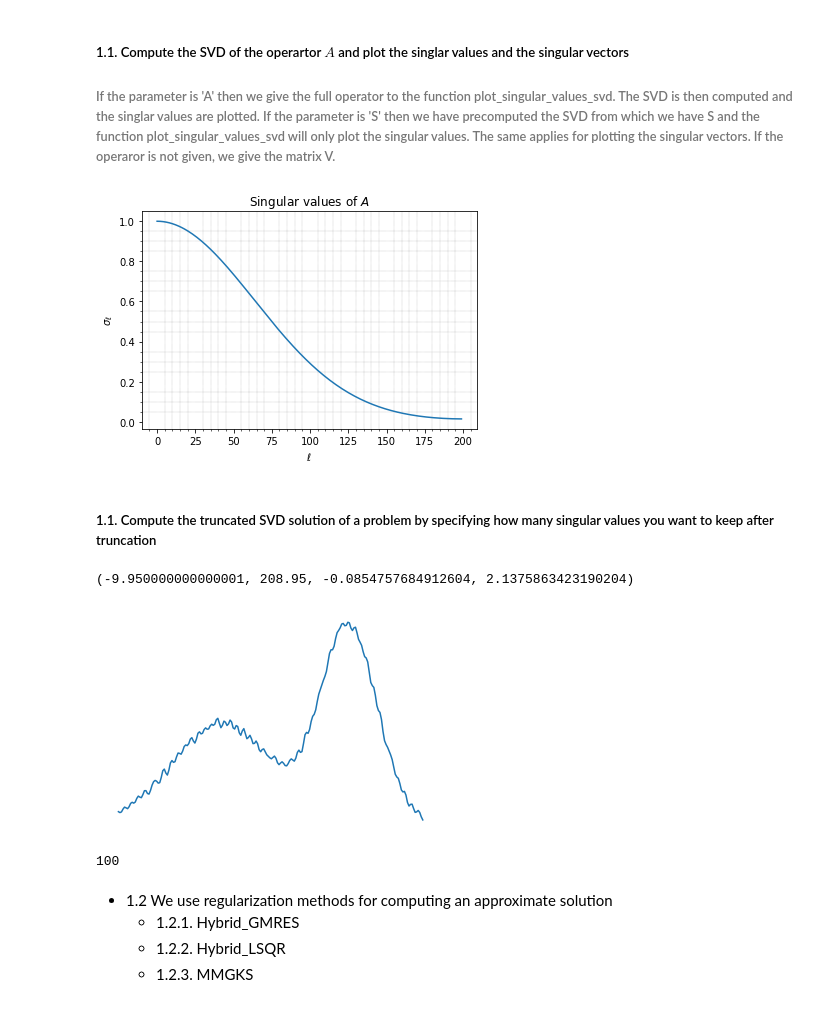
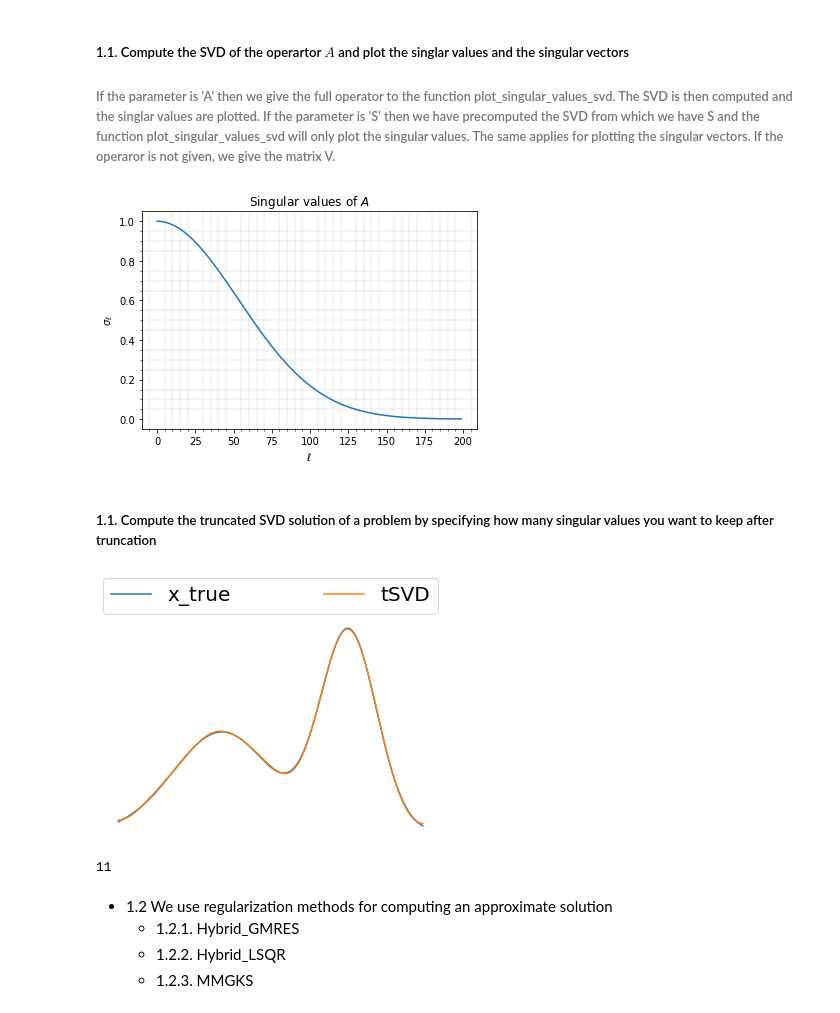
Before and after one commit to mpasha3/trips-py, a Jupyter notebook: demos/demo_1D_deblurring.ipynb, the cells around one changed output. Drawn from its saved outputs; the diff is of its cells as text; code cells hidden in the pictures.

```diff
--- a/demos/demo_1D_deblurring.ipynb
+++ b/demos/demo_1D_deblurring.ipynb
@@ -47,7 +49,7 @@ Deblur1D = Deblurring1D(CommitCrime = True)
 nx = 200
 x_true = Deblur1D.gen_xtrue(nx, test = 'curve0')
 ## If you would like to create the operator only
-A = Deblur1D.forward_Op_1D(x_true, parameter = 1, nx = nx)
+A = Deblur1D.forward_Op_1D(x_true, parameter = 1.2, nx = nx)
 ## The following creates the data b_true
 b_true = Deblur1D.gen_data(x_true)
 (d, delta) = Deblur1D.add_noise(b_true, 'Gaussian', noise_level = 0.02)
@@ -86,22 +102,25 @@ plot_singular_values_svd(Operator = A , parameter = 'A')
 # [U, S, V] = scipy.sparse.linalg.svds(A, 100)
 # 100 defines the number of singular values to be computed
 # %% [output]
-[figure, old version]
+[figure, new version]
 # %% [markdown]
 ##### 1.1. Compute the truncated SVD solution of a problem by specifying how many singular values you want to keep after truncation
 # %%
-truncated_value = 100
+# truncated_value = 100
 b_vec = d.reshape((-1,1))
-(x_tsvd, truncated_value) = TruncatedSVD_sol(A.todense(), b_vec, regparam = truncated_value, delta = delta)
-plt.plot(x_tsvd)
+(x_tsvd, truncated_value) = tSVD_sol(A.todense(), b_vec, regparam = 'gcv', delta = delta)
+plt.plot(x_true, label='x_true')
+plt.plot(x_tsvd, label='tSVD')
 plt.axis('off')
+plt.legend(bbox_to_anchor=(0., 1.02, 1., .102), loc=3,
+           ncol=2, mode="expand", borderaxespad=0., fontsize=20)
+plt.show()
 # %% [output]
-(-9.950000000000001, 208.95, -0.0854757684912604, 2.1375863423190204)
-[figure, old version]
+[figure, new version]
 # %%
 truncated_value
 # %% [output]
-100
+11
 # %% [markdown]
 - 1.2 We use regularization methods for computing an approximate solution
    - 1.2.1. Hybrid_GMRES
```
Also changed, not shown: parts of 18 cells of this notebook, 4 other files.
